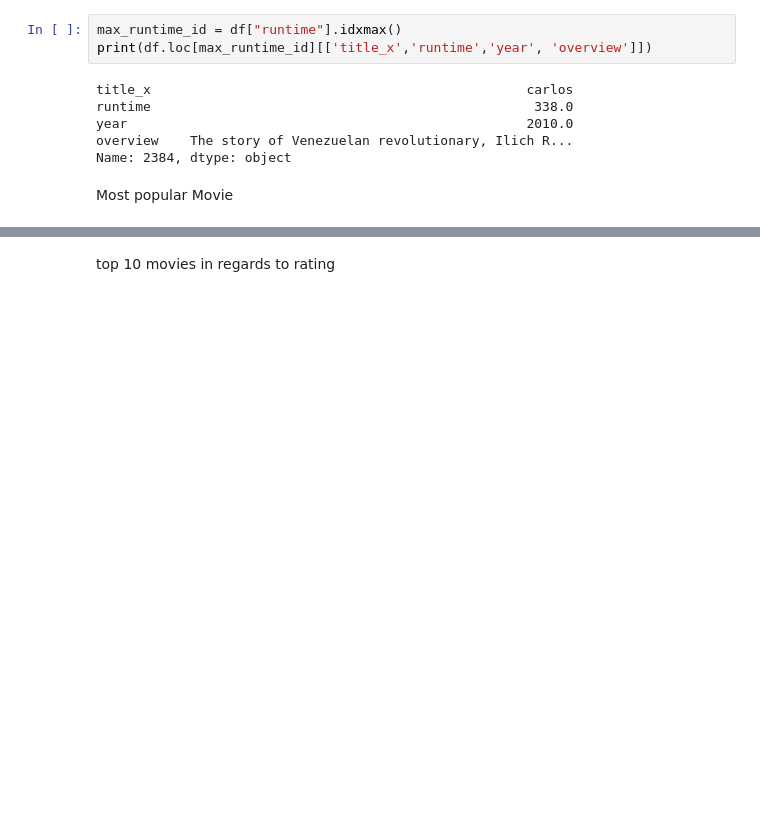
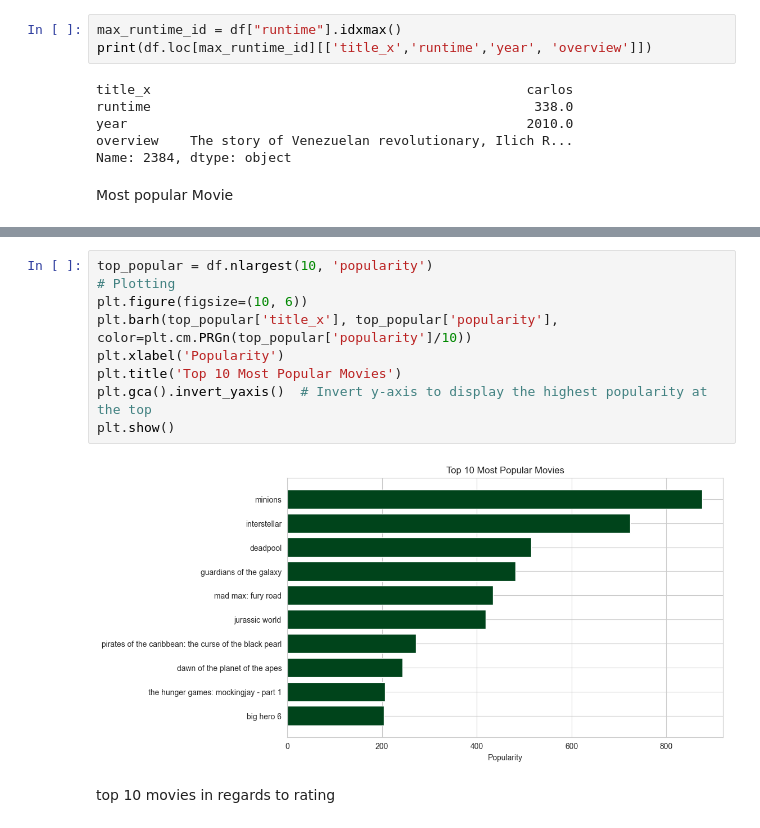
Before and after one commit to samahosseini/tmdb_5000_movies, a Jupyter notebook: src/main.ipynb, the cells around one changed output, grey strips where cells are left out. Drawn from its saved outputs; the diff is of its cells as text; blank space fills up the shorter version.

```diff
--- a/src/main.ipynb
+++ b/src/main.ipynb
@@ -369,6 +371,17 @@ year                                                       2015.0
 vote_average                                                  6.4
 crew            [Christopher Meledandri, Kyle Balda, Janet Hea...
 Name: 546, dtype: object
+# %%
+top_popular = df.nlargest(10, 'popularity')
+# Plotting
+plt.figure(figsize=(10, 6))
+plt.barh(top_popular['title_x'], top_popular['popularity'], color=plt.cm.PRGn(top_popular['popularity']/10))
+plt.xlabel('Popularity')
+plt.title('Top 10 Most Popular Movies')
+plt.gca().invert_yaxis()  # Invert y-axis to display the highest popularity at the top
+plt.show()
+# %% [output]
+[figure, added]
 # %% [markdown]
 top 10 movies in regards to rating
 # %%
```
Also changed, not shown: parts of 13 cells of this notebook.
